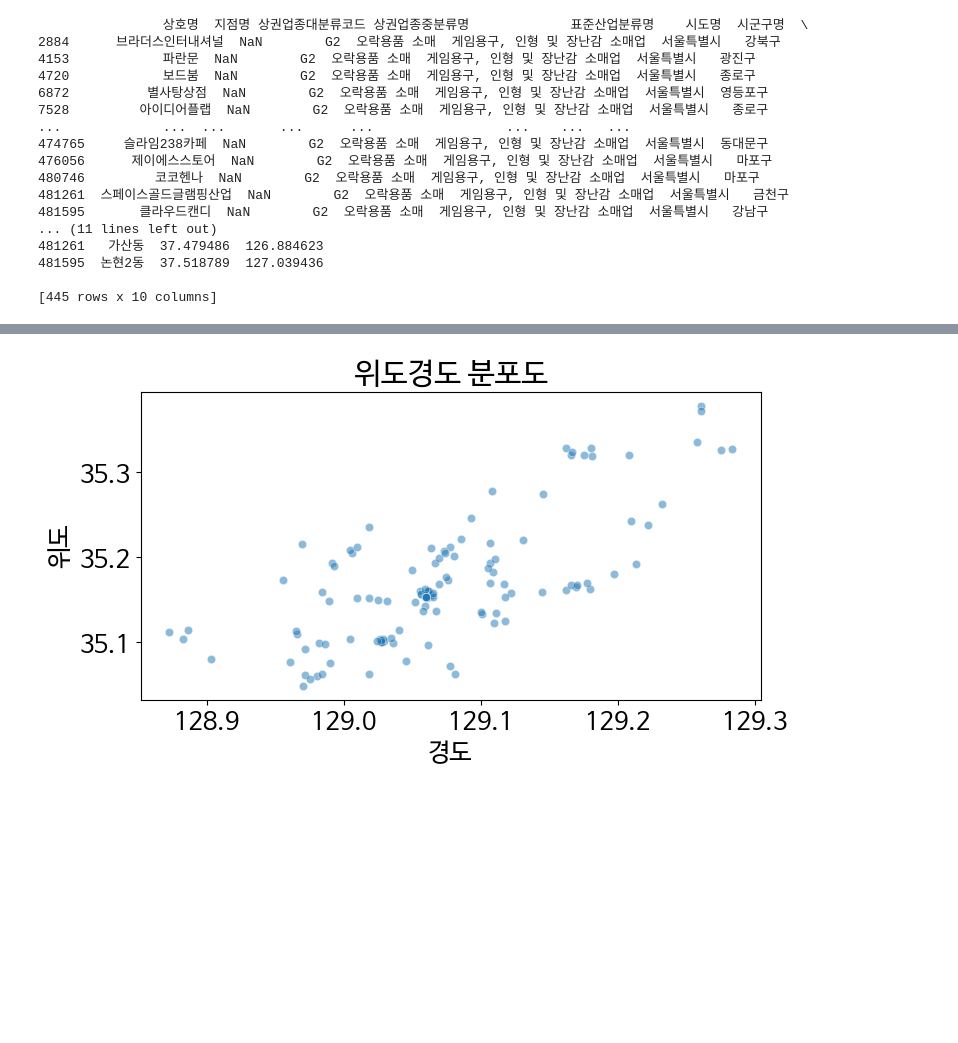
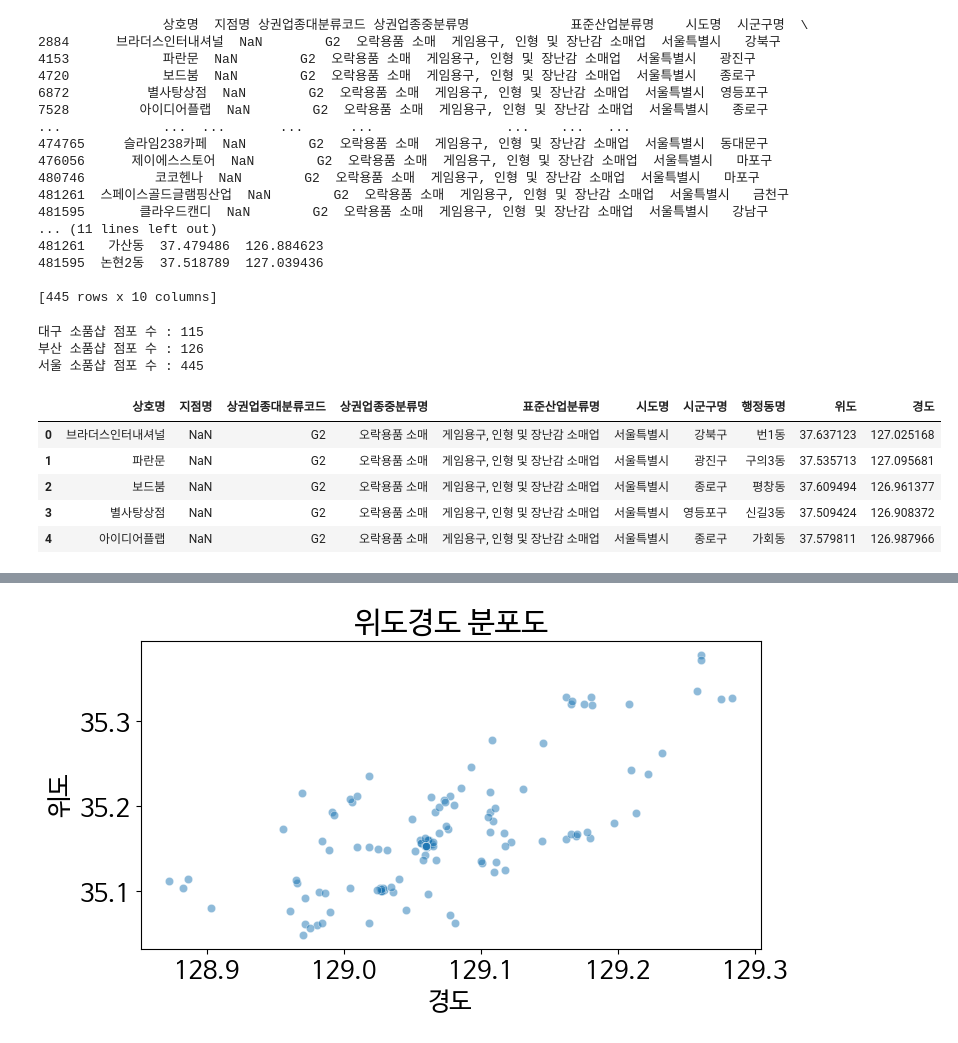
Before and after one commit to riorio214/colab, a Jupyter notebook: 소품샵.ipynb, the cells around one changed output, grey strips where cells are left out. Drawn from its saved outputs; the diff is of its cells as text; code cells hidden in the pictures; blank space fills up the shorter version.

```diff
--- a/소품샵.ipynb
+++ b/소품샵.ipynb
@@ -149,3 +155,47 @@ filtered_data.to_csv('/content/c.csv', index=False, encoding='cp949')
 481595  논현2동  37.518789  127.039436
 
 [445 rows x 10 columns]
+# %%
+import pandas as pd
+import matplotlib.pyplot as plt
+import seaborn as sns
+import folium
+from folium import plugins
+df2 = pd.read_csv('/content/b.csv', encoding='cp949')
+
+dataset = df[['상호명','지점명',
+              '상권업종대분류코드','상권업종중분류명', '표준산업분류명',
+              '시도명', '시군구명', '행정동명',
+              '위도', '경도']]
+
+dataset2 = df2[['상호명','지점명',
+              '상권업종대분류코드','상권업종중분류명', '표준산업분류명',
+              '시도명', '시군구명', '행정동명',
+              '위도', '경도']]
+
+dataset3 = df3[['상호명','지점명',
+              '상권업종대분류코드','상권업종중분류명', '표준산업분류명',
+              '시도명', '시군구명', '행정동명',
+              '위도', '경도']]
+
+df.index = range(len(dataset))
+print('대구 소품샵 점포 수 :', len(df))
+df.head()
+
+df2.index = range(len(dataset2))
+print('부산 소품샵 점포 수 :', len(df2))
+df2.head()
+
+df3.index = range(len(dataset3))
+print('서울 소품샵 점포 수 :', len(df3))
+df3.head()
+# %% [output]
+대구 소품샵 점포 수 : 115
+부산 소품샵 점포 수 : 126
+서울 소품샵 점포 수 : 445
+|  | 상호명 | 지점명 | 상권업종대분류코드 | 상권업종중분류명 | 표준산업분류명 | 시도명 | 시군구명 | 행정동명 | 위도 | 경도 |
+| 0 | 브라더스인터내셔널 | NaN | G2 | 오락용품 소매 | 게임용구, 인형 및 장난감 소매업 | 서울특별시 | 강북구 | 번1동 | 37.637123 | 127.025168 |
+| 1 | 파란문 | NaN | G2 | 오락용품 소매 | 게임용구, 인형 및 장난감 소매업 | 서울특별시 | 광진구 | 구의3동 | 37.535713 | 127.095681 |
+| 2 | 보드붐 | NaN | G2 | 오락용품 소매 | 게임용구, 인형 및 장난감 소매업 | 서울특별시 | 종로구 | 평창동 | 37.609494 | 126.961377 |
+| 3 | 별사탕상점 | NaN | G2 | 오락용품 소매 | 게임용구, 인형 및 장난감 소매업 | 서울특별시 | 영등포구 | 신길3동 | 37.509424 | 126.908372 |
+| 4 | 아이디어플랩 | NaN | G2 | 오락용품 소매 | 게임용구, 인형 및 장난감 소매업 | 서울특별시 | 종로구 | 가회동 | 37.579811 | 126.987966 |
```
Also changed, not shown: parts of 7 cells of this notebook.
